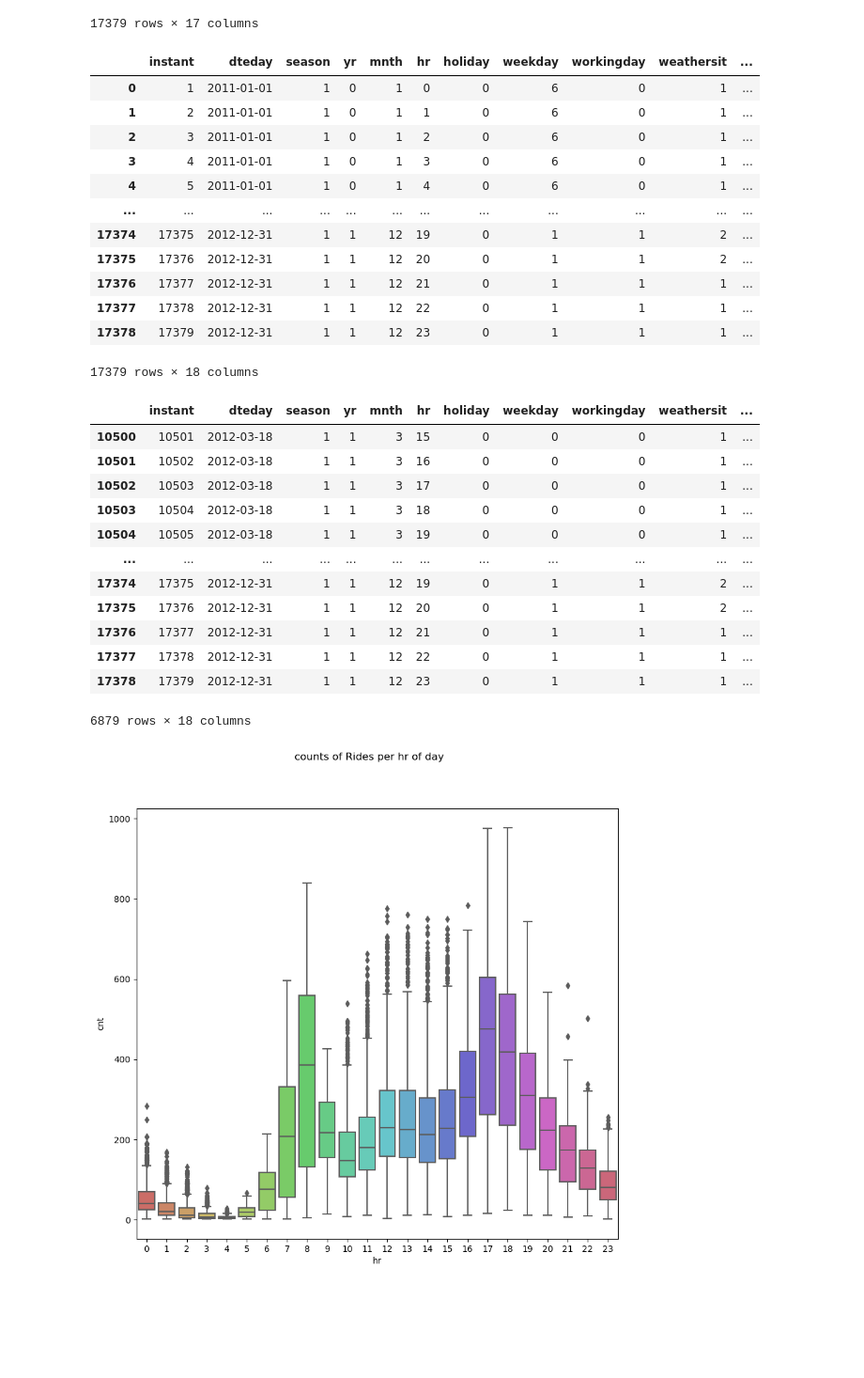
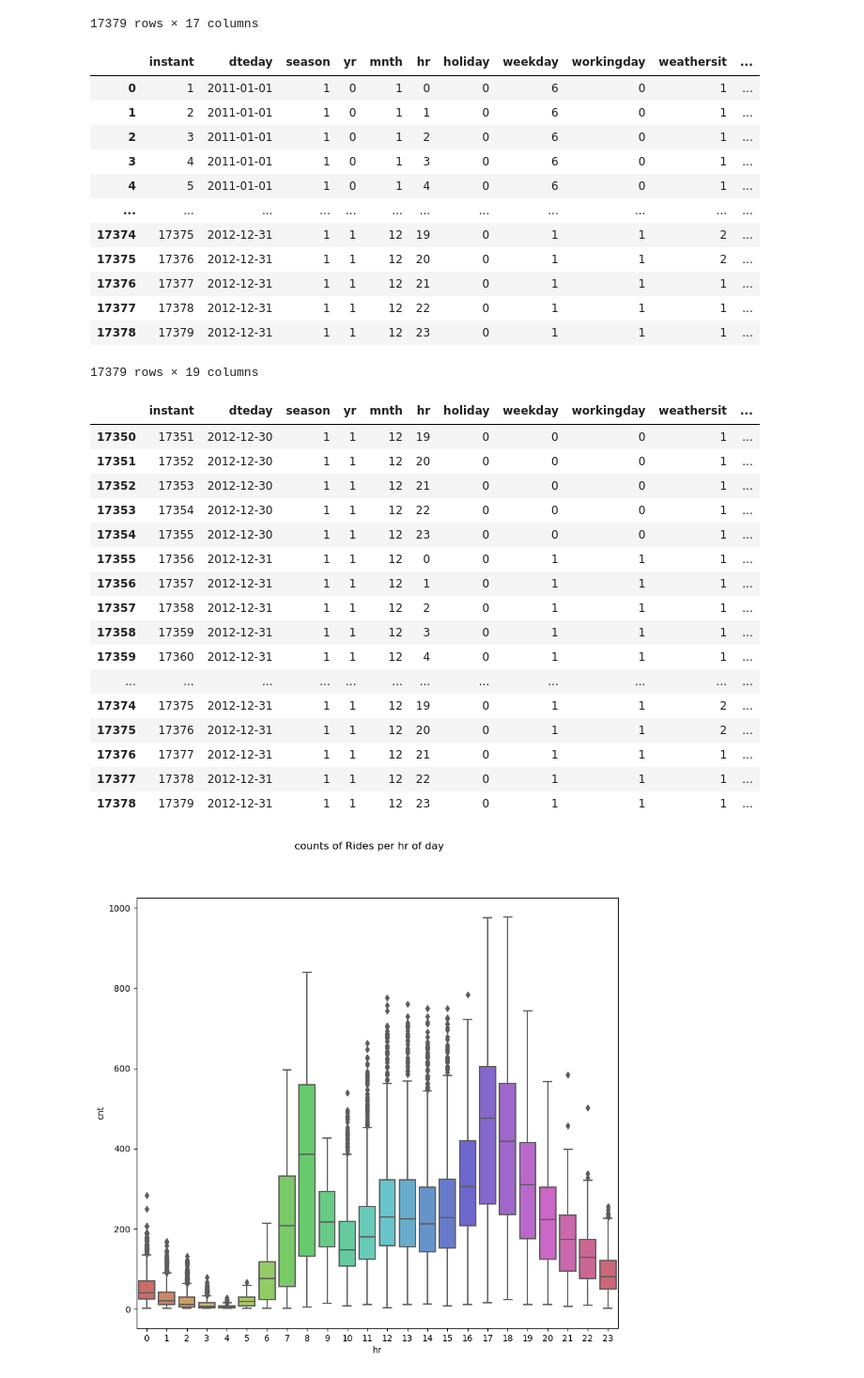
Before and after one commit to cdb8675309/Sprint-1, a Jupyter notebook: P3_S1.ipynb, the cells around one changed output. Shown: that part at 94% size. Cells and saved outputs as stored; diff of their text form; code cells hidden in the pictures; blank space fills up the shorter version.

```diff
--- a/P3_S1.ipynb
+++ b/P3_S1.ipynb
@@ -112,3 +107,23 @@ cabi_hr['season_name'] = cabi_hr['mnth'].apply(sname_maker)
+# %%
+# we are creating a new column called "dayname", based on days of week, because the dataset
+#days are 0-6, 0 is sunday, 6 is saturday
+def dname_maker(day):
+    if day == 0:
+        return 'sunday'
+    elif day == 1:
+        return 'monday'
+    elif day == 2:
+        return 'tuesday'
+    elif day == 3:
+        return 'wednesday'
+    elif day == 4:
+        return 'thursday'
+    elif day == 5:
+        return 'friday'
+    elif day == 6:
+        return 'saturday'
+
+cabi_hr['dayname'] = cabi_hr['weekday'].apply(dname_maker)
 # %%
 cabi_hr
 # %% [output]
@@ -124,23 +139,27 @@ cabi_hr
 | 17376 | 17377 | 2012-12-31 | 1 | 1 | 12 | 21 | 0 | 1 | 1 | 1 | ... |
 | 17377 | 17378 | 2012-12-31 | 1 | 1 | 12 | 22 | 0 | 1 | 1 | 1 | ... |
 | 17378 | 17379 | 2012-12-31 | 1 | 1 | 12 | 23 | 0 | 1 | 1 | 1 | ... |
-17379 rows × 18 columns
+17379 rows × 19 columns
 # %%
-cabi_hr.loc[10500:]
+cabi_hr.loc[17350:]
 # %% [output]
 |  | instant | dteday | season | yr | mnth | hr | holiday | weekday | workingday | weathersit | ... |
-| 10500 | 10501 | 2012-03-18 | 1 | 1 | 3 | 15 | 0 | 0 | 0 | 1 | ... |
-| 10501 | 10502 | 2012-03-18 | 1 | 1 | 3 | 16 | 0 | 0 | 0 | 1 | ... |
-| 10502 | 10503 | 2012-03-18 | 1 | 1 | 3 | 17 | 0 | 0 | 0 | 1 | ... |
-| 10503 | 10504 | 2012-03-18 | 1 | 1 | 3 | 18 | 0 | 0 | 0 | 1 | ... |
-| 10504 | 10505 | 2012-03-18 | 1 | 1 | 3 | 19 | 0 | 0 | 0 | 1 | ... |
+| 17350 | 17351 | 2012-12-30 | 1 | 1 | 12 | 19 | 0 | 0 | 0 | 1 | ... |
+| 17351 | 17352 | 2012-12-30 | 1 | 1 | 12 | 20 | 0 | 0 | 0 | 1 | ... |
+| 17352 | 17353 | 2012-12-30 | 1 | 1 | 12 | 21 | 0 | 0 | 0 | 1 | ... |
+| 17353 | 17354 | 2012-12-30 | 1 | 1 | 12 | 22 | 0 | 0 | 0 | 1 | ... |
+| 17354 | 17355 | 2012-12-30 | 1 | 1 | 12 | 23 | 0 | 0 | 0 | 1 | ... |
+| 17355 | 17356 | 2012-12-31 | 1 | 1 | 12 | 0 | 0 | 1 | 1 | 1 | ... |
+| 17356 | 17357 | 2012-12-31 | 1 | 1 | 12 | 1 | 0 | 1 | 1 | 1 | ... |
+| 17357 | 17358 | 2012-12-31 | 1 | 1 | 12 | 2 | 0 | 1 | 1 | 1 | ... |
+| 17358 | 17359 | 2012-12-31 | 1 | 1 | 12 | 3 | 0 | 1 | 1 | 1 | ... |
+| 17359 | 17360 | 2012-12-31 | 1 | 1 | 12 | 4 | 0 | 1 | 1 | 1 | ... |
 | ... | ... | ... | ... | ... | ... | ... | ... | ... | ... | ... | ... |
 | 17374 | 17375 | 2012-12-31 | 1 | 1 | 12 | 19 | 0 | 1 | 1 | 2 | ... |
 | 17375 | 17376 | 2012-12-31 | 1 | 1 | 12 | 20 | 0 | 1 | 1 | 2 | ... |
 | 17376 | 17377 | 2012-12-31 | 1 | 1 | 12 | 21 | 0 | 1 | 1 | 1 | ... |
 | 17377 | 17378 | 2012-12-31 | 1 | 1 | 12 | 22 | 0 | 1 | 1 | 1 | ... |
 | 17378 | 17379 | 2012-12-31 | 1 | 1 | 12 | 23 | 0 | 1 | 1 | 1 | ... |
-6879 rows × 18 columns
 # %%
 import matplotlib.pyplot as plt
 import seaborn as sns
```
Also changed, not shown: parts of 13 cells of this notebook.
